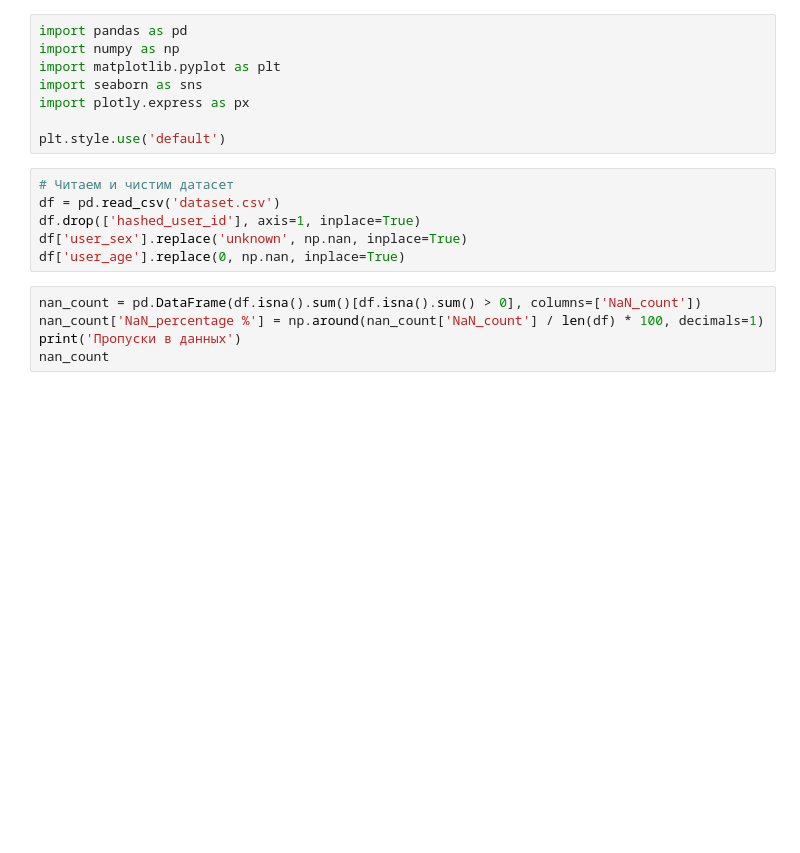
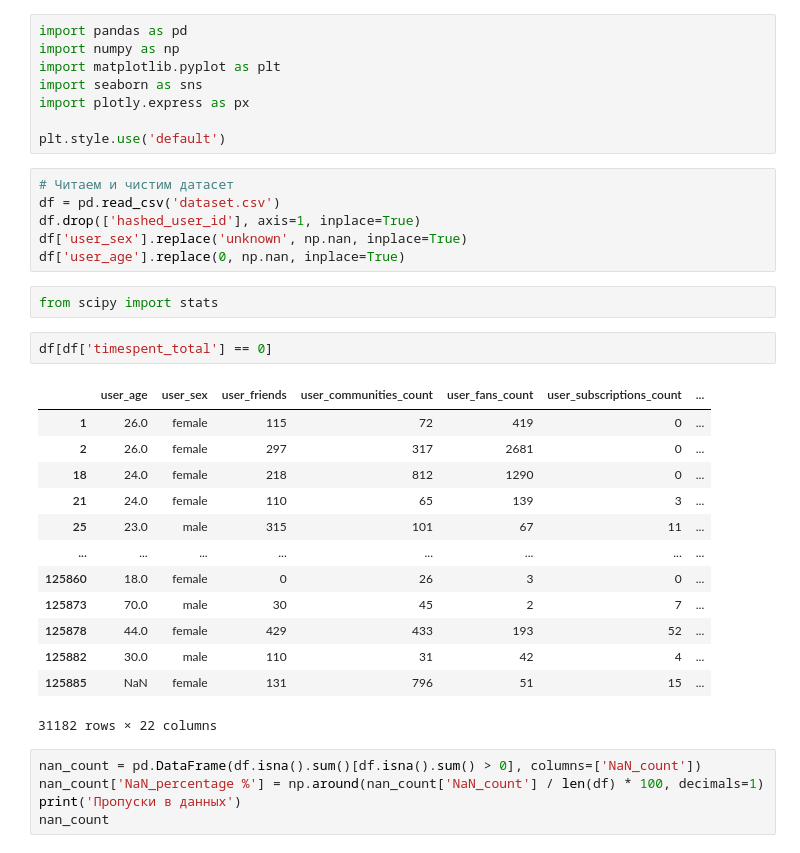
Before and after one commit to Phinnik/vk_test_product_analytics, a Jupyter notebook: solution.ipynb, the cells around one changed output. Saved outputs shown, nothing was run; the diff lists cells and outputs as text; blank space fills up the shorter version.

```diff
--- a/solution.ipynb
+++ b/solution.ipynb
@@ -173,6 +194,24 @@ df = pd.read_csv('dataset.csv')
 df.drop(['hashed_user_id'], axis=1, inplace=True)
 df['user_sex'].replace('unknown', np.nan, inplace=True)
 df['user_age'].replace(0, np.nan, inplace=True)
+# %%
+from scipy import stats
+# %%
+df[df['timespent_total'] == 0]
+# %% [output]
+|  | user_age | user_sex | user_friends | user_communities_count | user_fans_count | user_subscriptions_count | ... |
+| 1 | 26.0 | female | 115 | 72 | 419 | 0 | ... |
+| 2 | 26.0 | female | 297 | 317 | 2681 | 0 | ... |
+| 18 | 24.0 | female | 218 | 812 | 1290 | 0 | ... |
+| 21 | 24.0 | female | 110 | 65 | 139 | 3 | ... |
+| 25 | 23.0 | male | 315 | 101 | 67 | 11 | ... |
+| ... | ... | ... | ... | ... | ... | ... | ... |
+| 125860 | 18.0 | female | 0 | 26 | 3 | 0 | ... |
+| 125873 | 70.0 | male | 30 | 45 | 2 | 7 | ... |
+| 125878 | 44.0 | female | 429 | 433 | 193 | 52 | ... |
+| 125882 | 30.0 | male | 110 | 31 | 42 | 4 | ... |
+| 125885 | NaN | female | 131 | 796 | 51 | 15 | ... |
+31182 rows × 22 columns
 # %%
 nan_count = pd.DataFrame(df.isna().sum()[df.isna().sum() > 0], columns=['NaN_count'])
 nan_count['NaN_percentage %'] = np.around(nan_count['NaN_count'] / len(df) * 100, decimals=1)
```
Also changed, not shown: parts of 3 cells of this notebook, 1 other file.
